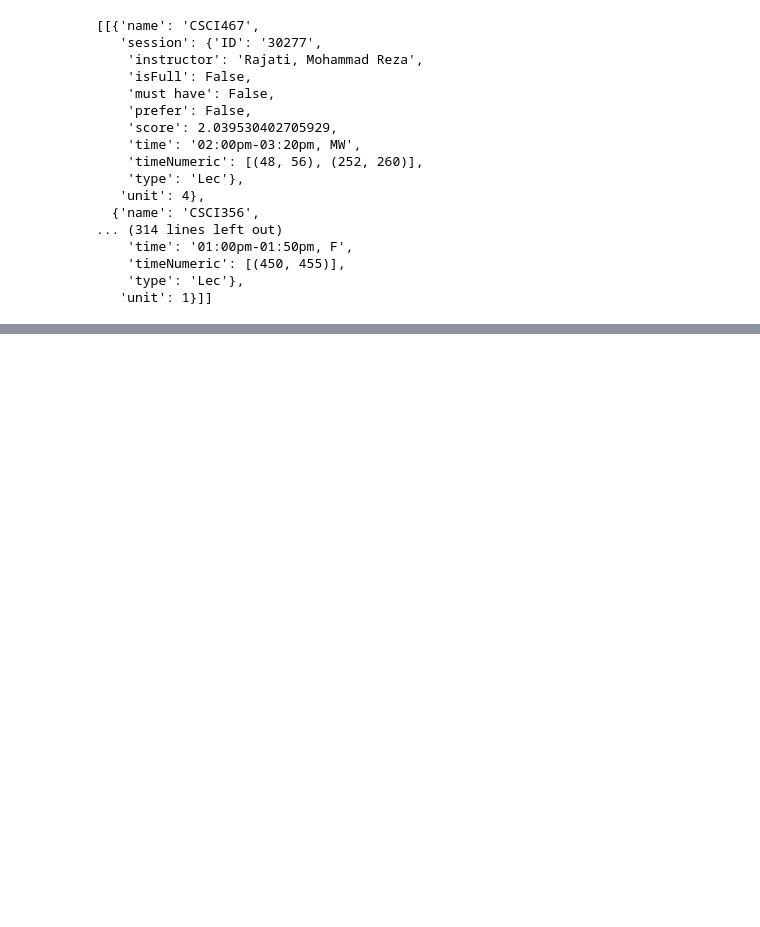
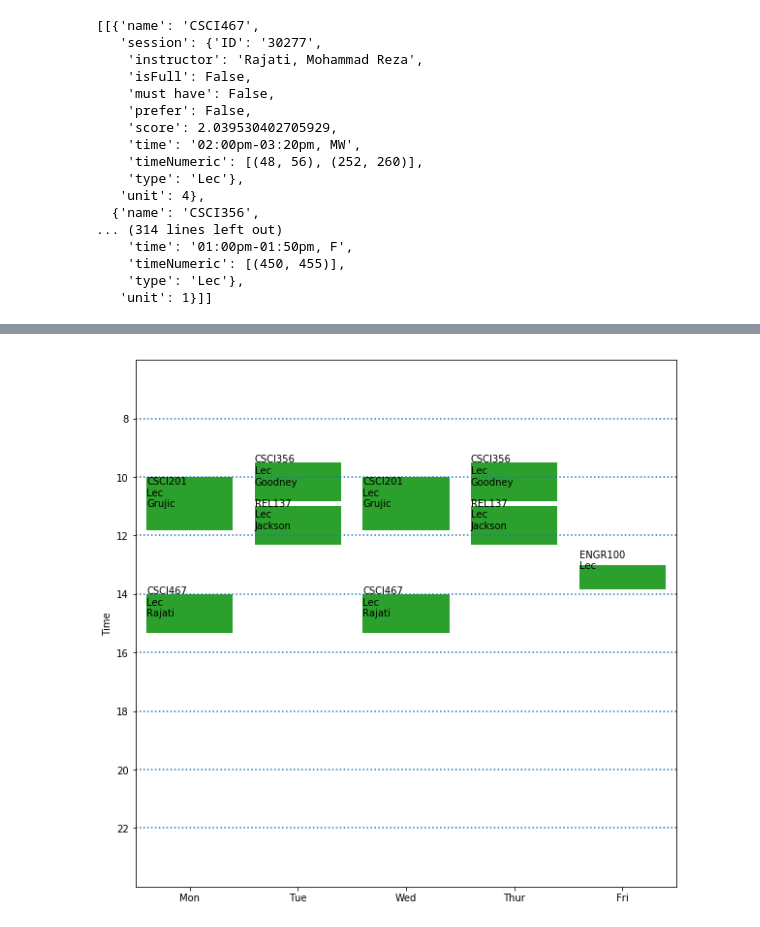
Before and after one commit to zzxvictor/SCheduler, a Jupyter notebook: serverCode/JupyterNotebook/scheduleMaker.ipynb, the cells around one changed output, grey strips where cells are left out. Drawn from its saved outputs; the diff is of its cells as text; code cells hidden in the pictures; blank space fills up the shorter version.

```diff
--- a/serverCode/JupyterNotebook/scheduleMaker.ipynb
+++ b/serverCode/JupyterNotebook/scheduleMaker.ipynb
@@ -548,0 +580,5 @@ CSCI201 Quiz
+# %%
+painter = printSchedule()
+painter.show_schedule(sortedL[4])
+# %% [output]
+[figure, added]
```
Also changed, not shown: parts of 9 cells of this notebook.
